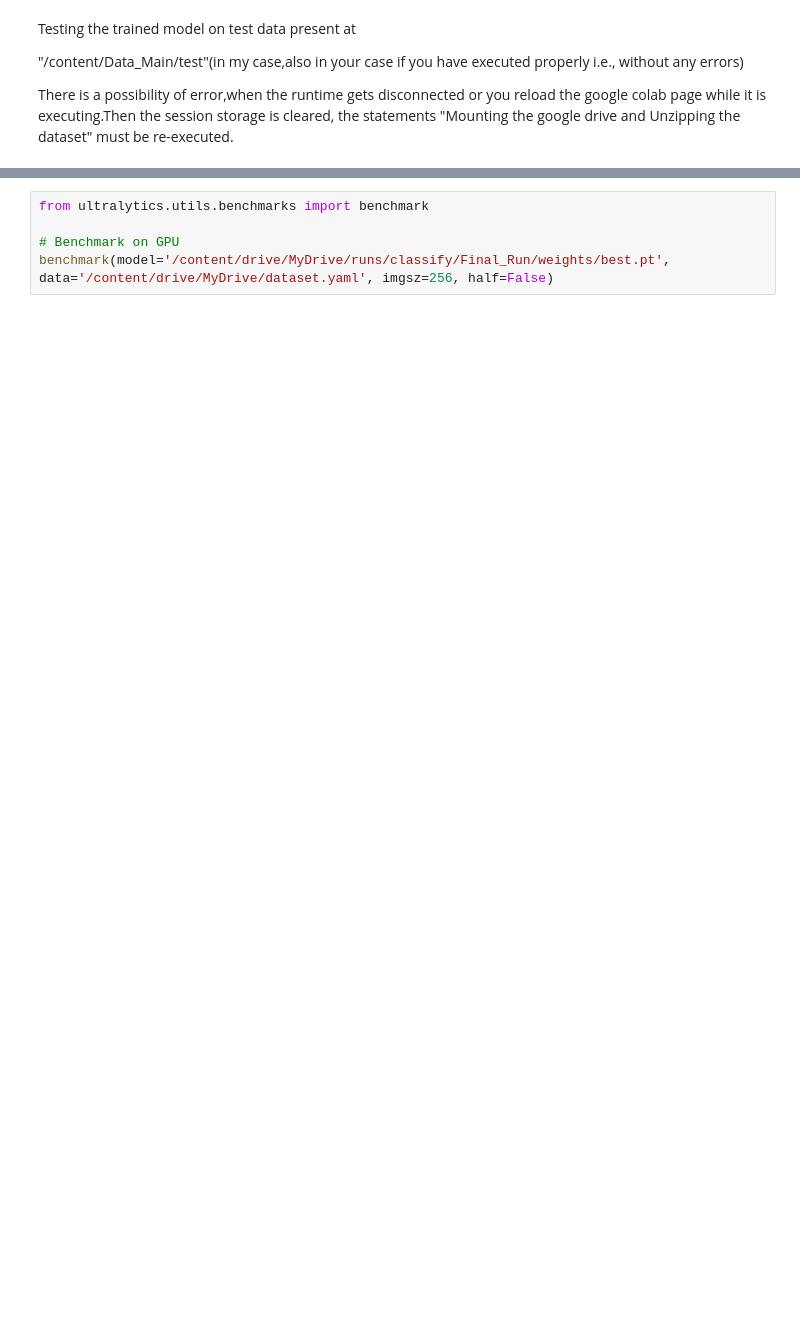
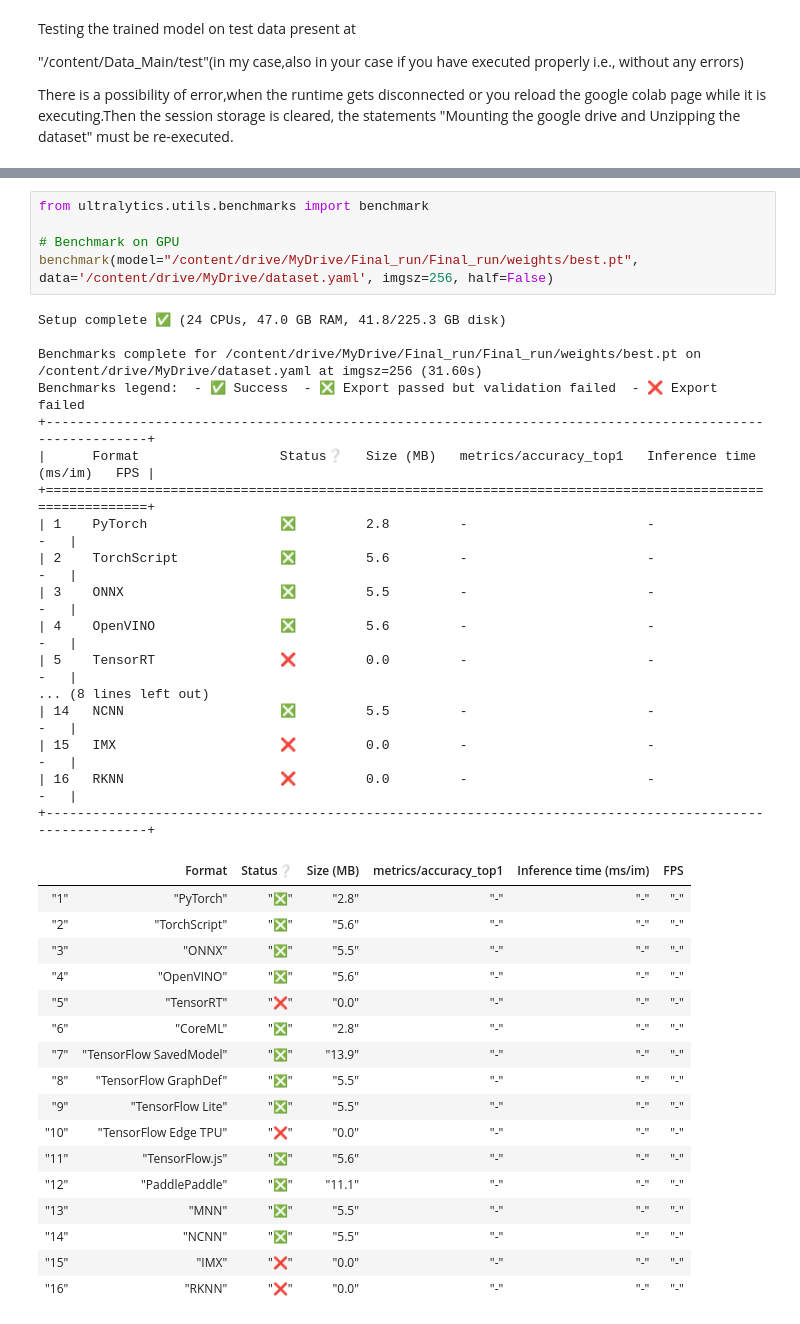
Before and after one commit to Raghav-Parashar/English_LAB, a Jupyter notebook: YOLO_Classification.ipynb, the cells around one changed output, grey strips where cells are left out. Drawn from its saved outputs; the diff is of its cells as text; blank space fills up the shorter version.

```diff
--- a/YOLO_Classification.ipynb
+++ b/YOLO_Classification.ipynb
@@ -203,8 +212,43 @@ for x in results_test_G:
 # %%
 from ultralytics.utils.benchmarks import benchmark
 
 # Benchmark on GPU
-benchmark(model='/content/drive/MyDrive/runs/classify/Final_Run/weights/best.pt', data='/content/drive/MyDrive/dataset.yaml', imgsz=256, half=False)
+benchmark(model="/content/drive/MyDrive/Final_run/Final_run/weights/best.pt", data='/content/drive/MyDrive/dataset.yaml', imgsz=256, half=False)
+# %% [output]
+Setup complete ✅ (24 CPUs, 47.0 GB RAM, 41.8/225.3 GB disk)
+
+Benchmarks complete for /content/drive/MyDrive/Final_run/Final_run/weights/best.pt on /content/drive/MyDrive/dataset.yaml at imgsz=256 (31.60s)
+Benchmarks legend:  - ✅ Success  - ❎ Export passed but validation failed  - ❌️ Export failed
++----------------------------------------------------------------------------------------------------------+
+|      Format                  Status❔   Size (MB)   metrics/accuracy_top1   Inference time (ms/im)   FPS |
++==========================================================================================================+
+| 1    PyTorch                 ❎         2.8         -                       -                        -   |
+| 2    TorchScript             ❎         5.6         -                       -                        -   |
+| 3    ONNX                    ❎         5.5         -                       -                        -   |
+| 4    OpenVINO                ❎         5.6         -                       -                        -   |
+| 5    TensorRT                ❌         0.0         -                       -                        -   |
+... (8 lines left out)
+| 14   NCNN                    ❎         5.5         -                       -                        -   |
+| 15   IMX                     ❌         0.0         -                       -                        -   |
+| 16   RKNN                    ❌         0.0         -                       -                        -   |
++----------------------------------------------------------------------------------------------------------+
+|  | Format | Status❔ | Size (MB) | metrics/accuracy_top1 | Inference time (ms/im) | FPS |
+| "1" | "PyTorch" | "❎" | "2.8" | "-" | "-" | "-" |
+| "2" | "TorchScript" | "❎" | "5.6" | "-" | "-" | "-" |
+| "3" | "ONNX" | "❎" | "5.5" | "-" | "-" | "-" |
+| "4" | "OpenVINO" | "❎" | "5.6" | "-" | "-" | "-" |
+| "5" | "TensorRT" | "❌" | "0.0" | "-" | "-" | "-" |
+| "6" | "CoreML" | "❎" | "2.8" | "-" | "-" | "-" |
+| "7" | "TensorFlow SavedModel" | "❎" | "13.9" | "-" | "-" | "-" |
+| "8" | "TensorFlow GraphDef" | "❎" | "5.5" | "-" | "-" | "-" |
+| "9" | "TensorFlow Lite" | "❎" | "5.5" | "-" | "-" | "-" |
+| "10" | "TensorFlow Edge TPU" | "❌" | "0.0" | "-" | "-" | "-" |
+| "11" | "TensorFlow.js" | "❎" | "5.6" | "-" | "-" | "-" |
+| "12" | "PaddlePaddle" | "❎" | "11.1" | "-" | "-" | "-" |
+| "13" | "MNN" | "❎" | "5.5" | "-" | "-" | "-" |
+| "14" | "NCNN" | "❎" | "5.5" | "-" | "-" | "-" |
+| "15" | "IMX" | "❌" | "0.0" | "-" | "-" | "-" |
+| "16" | "RKNN" | "❌" | "0.0" | "-" | "-" | "-" |
 # %%
 import os
 import yaml
```
Also changed, not shown: parts of 9 cells of this notebook.
